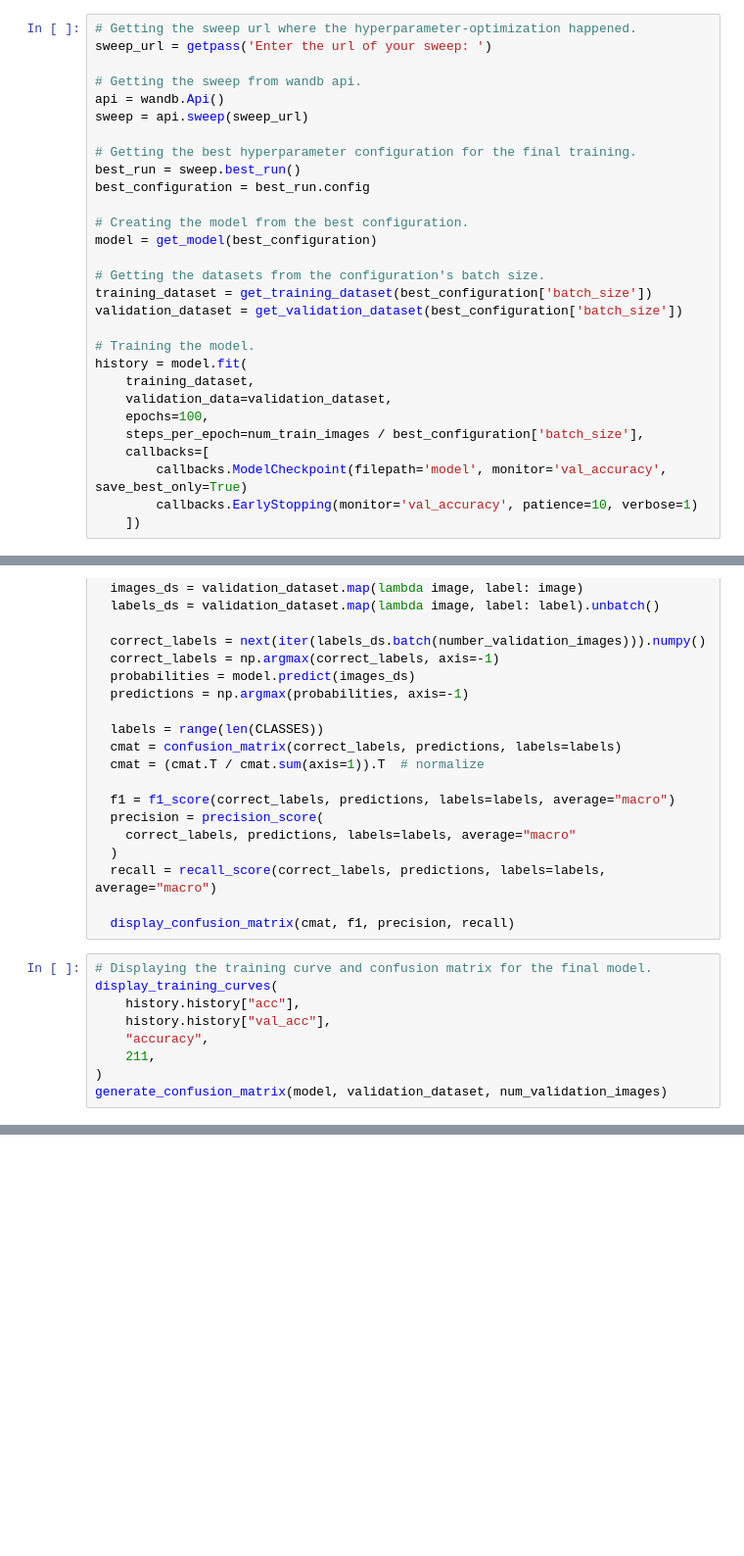
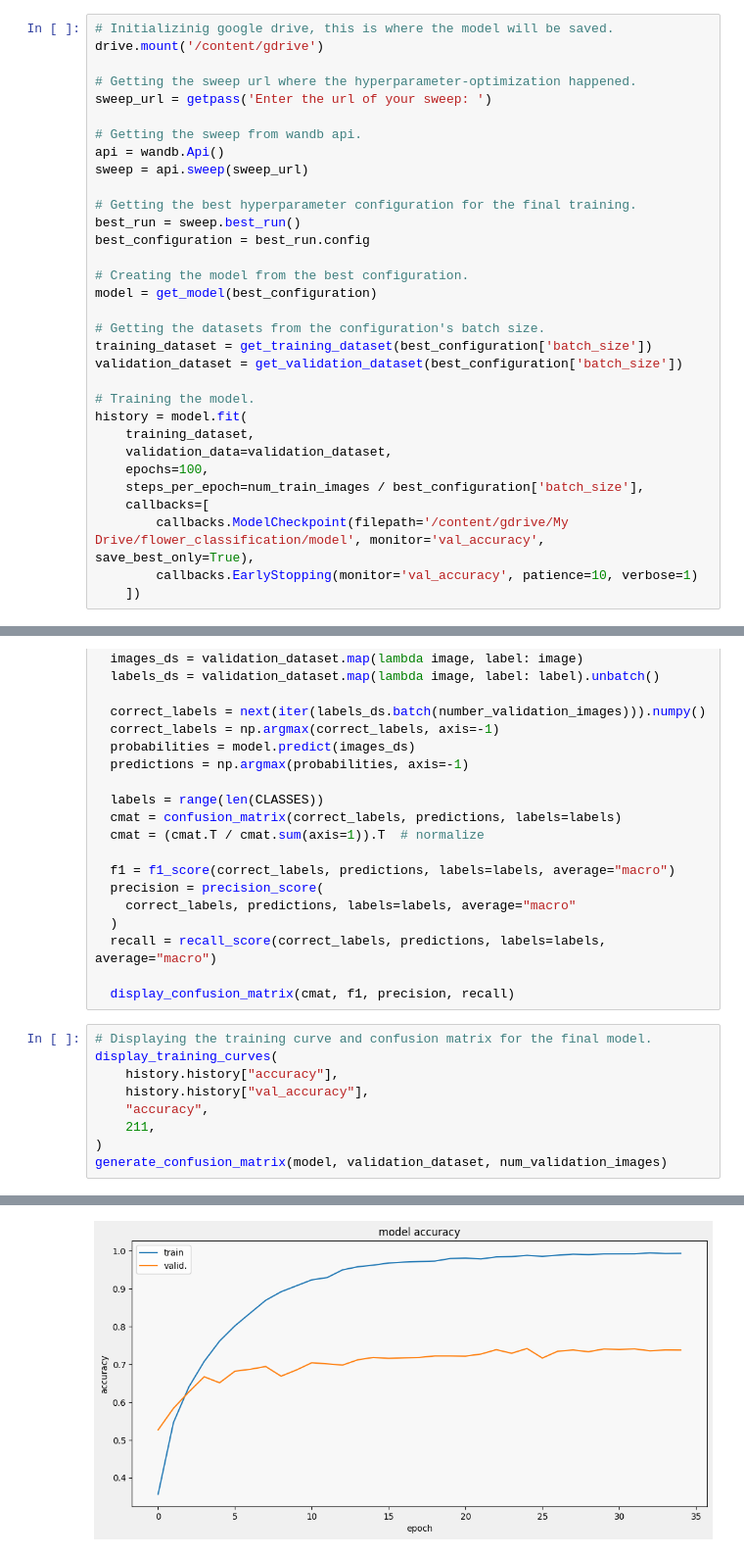
Before and after one commit to MeIidon/BackpropagationBrigade, a Jupyter notebook: trainer/training.ipynb, the cells around one changed output, grey strips where cells are left out. Shown at 98% size. Saved outputs shown, nothing was run; the diff lists cells and outputs as text; blank space fills up the shorter version.

```diff
--- a/trainer/training.ipynb
+++ b/trainer/training.ipynb
@@ -377,5 +379,8 @@ sweep_id = wandb.sweep(sweep_config, project="flower_classification")
 wandb.agent(sweep_id, function=sweep_train, count=10)
 # %%
+# Initializinig google drive, this is where the model will be saved.
+drive.mount('/content/gdrive')
+
 # Getting the sweep url where the hyperparameter-optimization happened.
 sweep_url = getpass('Enter the url of your sweep: ')
 
@@ -401,6 +406,6 @@ history = model.fit(
     epochs=100,
     steps_per_epoch=num_train_images / best_configuration['batch_size'],
     callbacks=[
-        callbacks.ModelCheckpoint(filepath='model', monitor='val_accuracy', save_best_only=True)
+        callbacks.ModelCheckpoint(filepath='/content/gdrive/My Drive/flower_classification/model', monitor='val_accuracy', save_best_only=True),
         callbacks.EarlyStopping(monitor='val_accuracy', patience=10, verbose=1)
     ])
@@ -475,9 +501,10 @@ def generate_confusion_matrix(model, validation_dataset, number_validation_image
 # %%
 # Displaying the training curve and confusion matrix for the final model.
 display_training_curves(
-    history.history["acc"],
-    history.history["val_acc"],
+    history.history["accuracy"],
+    history.history["val_accuracy"],
     "accuracy",
     211,
 )
 generate_confusion_matrix(model, validation_dataset, num_validation_images)
+# %% [output]
@@ -483,0 +512 @@ generate_confusion_matrix(model, validation_dataset, num_validation_images)
+[figure, added]
```
Also changed, not shown: parts of 7 cells of this notebook.
